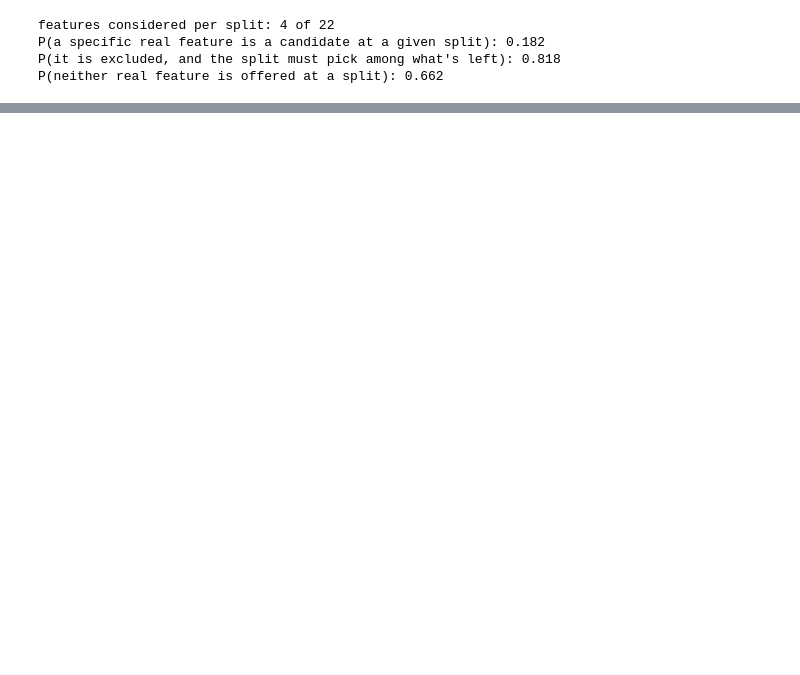
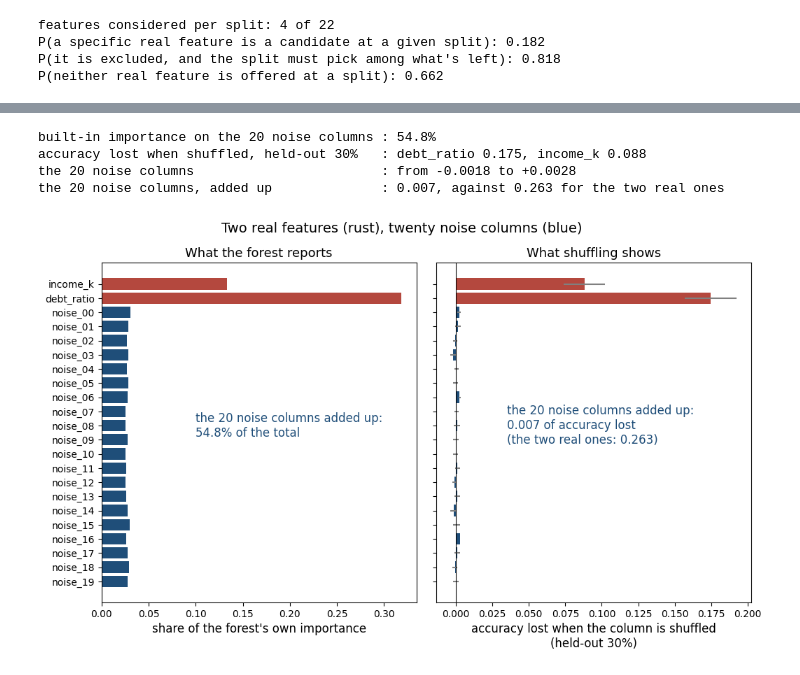
Before and after one commit to fabioantonini/technologies-for-artificial-intelligence, a Jupyter notebook: Lessons/07_trees_and_ensembles/Notebooks/02_bagging_and_random_forests.ipynb, the cells around one changed output, grey strips where cells are left out. Drawn from its saved outputs; the diff is of its cells as text; code cells hidden in the pictures; blank space fills up the shorter version.

```diff
--- a/Lessons/07_trees_and_ensembles/Notebooks/02_bagging_and_random_forests.ipynb
+++ b/Lessons/07_trees_and_ensembles/Notebooks/02_bagging_and_random_forests.ipynb
@@ -422,0 +459,49 @@ matter before the forest is asked which ones do.
+# %%
+Xtr20, Xte20, ytr20, yte20 = train_test_split(Xn20, yn20, test_size=0.3,
+                                               random_state=0, stratify=yn20)
+forest = RandomForestClassifier(n_estimators=300, random_state=0).fit(Xtr20, ytr20)
+
+built_in = pd.Series(forest.feature_importances_, index=Xn20.columns)
+perm = permutation_importance(forest, Xte20, yte20, n_repeats=20, random_state=0)
+held_out = pd.Series(perm.importances_mean, index=Xn20.columns)
+noise_cols = held_out.filter(like="noise")
+
+print(f"built-in importance on the 20 noise columns : {built_in.filter(like='noise').sum():.1%}")
+print(f"accuracy lost when shuffled, held-out 30%   : debt_ratio {held_out['debt_ratio']:.3f}, "
+      f"income_k {held_out['income_k']:.3f}")
+print(f"the 20 noise columns                        : from {noise_cols.min():+.4f} to {noise_cols.max():+.4f}")
+print(f"the 20 noise columns, added up              : {noise_cols.sum():.3f}, "
+      f"against {held_out[['debt_ratio', 'income_k']].sum():.3f} for the two real ones")
+# %% [output]
+built-in importance on the 20 noise columns : 54.8%
+accuracy lost when shuffled, held-out 30%   : debt_ratio 0.175, income_k 0.088
+the 20 noise columns                        : from -0.0018 to +0.0028
+the 20 noise columns, added up              : 0.007, against 0.263 for the two real ones
+# %%
+order = list(Xn20.columns)
+colours = [RUST if not c.startswith("noise") else BLUE for c in order]
+fig, (ax1, ax2) = plt.subplots(1, 2, figsize=(10.5, 6.4), sharey=True)
+ypos = np.arange(len(order))[::-1]
+ax1.barh(ypos, built_in[order], color=colours)
+ax1.set_yticks(ypos)
+ax1.set_yticklabels(order, fontsize=10)
+ax1.set_xlabel("share of the forest's own importance", fontsize=12)
+ax1.set_title("What the forest reports", fontsize=13)
+ax2.barh(ypos, held_out[order], color=colours,
+         xerr=perm.importances_std[[order.index(c) for c in order]], ecolor="grey")
+ax2.axvline(0, color="black", linewidth=0.8)
+ax2.set_xlabel("accuracy lost when the column is shuffled\n(held-out 30%)", fontsize=12)
+ax2.set_title("What shuffling shows", fontsize=13)
+ax1.text(0.10, 11, f"the 20 noise columns added up:\n{built_in.filter(like='noise').sum():.1%} of the total",
+         fontsize=12, color=BLUE, va="center")
+ax2.text(0.035, 11, f"the 20 noise columns added up:\n{noise_cols.sum():.3f} of accuracy lost\n"
+         f"(the two real ones: {held_out[['debt_ratio', 'income_k']].sum():.3f})",
+         fontsize=12, color=BLUE, va="center")
+fig.suptitle("Two real features (rust), twenty noise columns (blue)", fontsize=14)
+for ax in (ax1, ax2):
+    ax.tick_params(axis="x", labelsize=10)
+fig.tight_layout()
+fig.savefig(FIGURES / "permutation_importance.png", dpi=150, bbox_inches="tight")
+plt.show()
+# %% [output]
+[figure, added]
```
Also changed, not shown: parts of 14 cells of this notebook, 17 other files.
